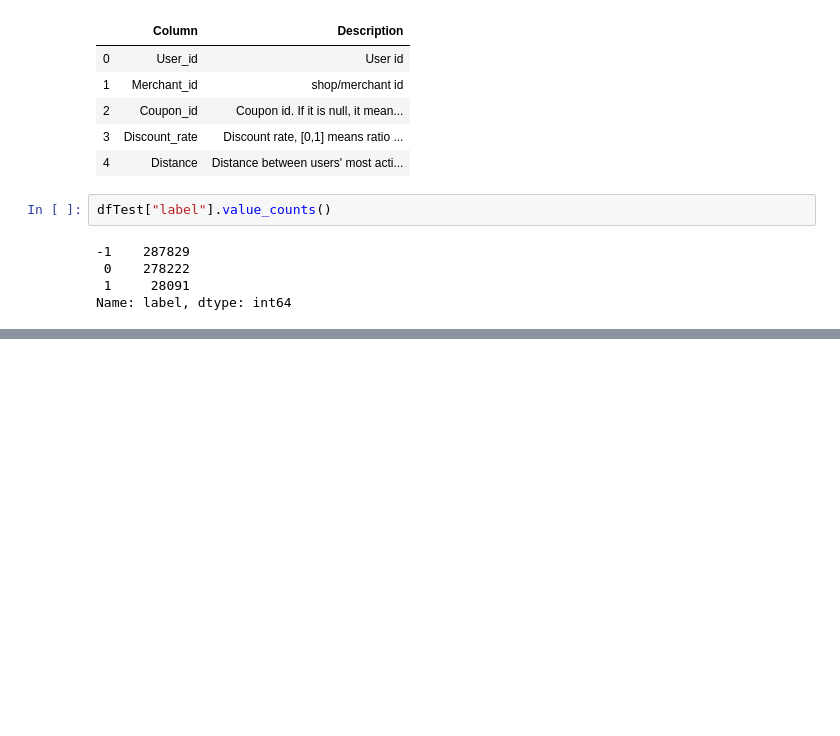
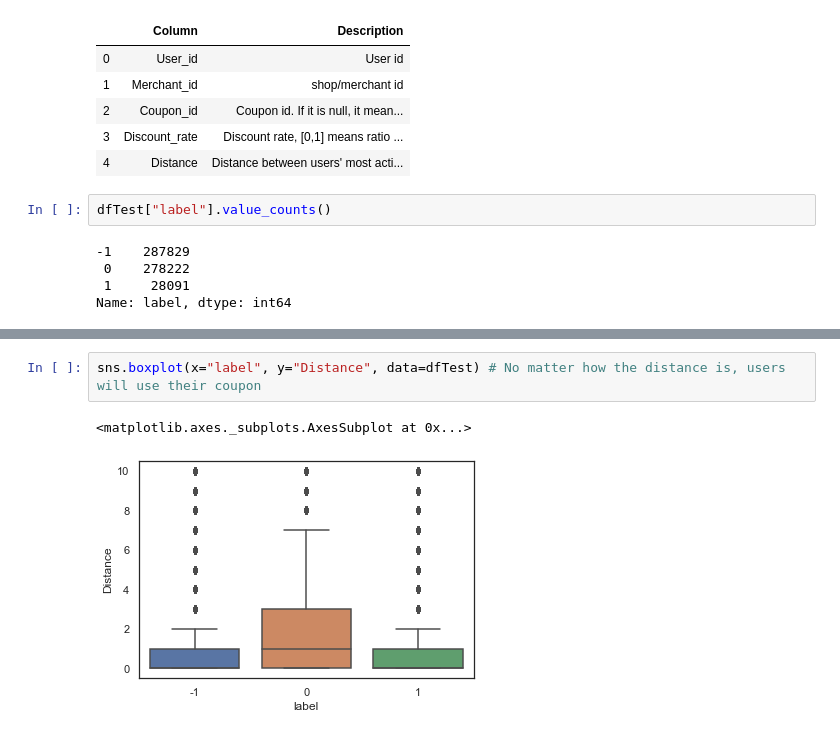
Before and after one commit to GeeKoders/2nd-ML100Days, a Jupyter notebook: homework/mid-term exam.ipynb, the cells around one changed output, grey strips where cells are left out. Drawn from its saved outputs; the diff is of its cells as text; blank space fills up the shorter version.

```diff
--- a/homework/mid-term exam.ipynb
+++ b/homework/mid-term exam.ipynb
@@ -152,0 +155,5 @@ KeyError: ('Date_received', 'occurred at index User_id')
+# %%
+sns.boxplot(x="label", y="Distance", data=dfTest) # No matter how the distance is, users will use their coupon
+# %% [output]
+<matplotlib.axes._subplots.AxesSubplot at 0x...>
+[figure, added]
```
Also changed, not shown: parts of 6 cells of this notebook.
